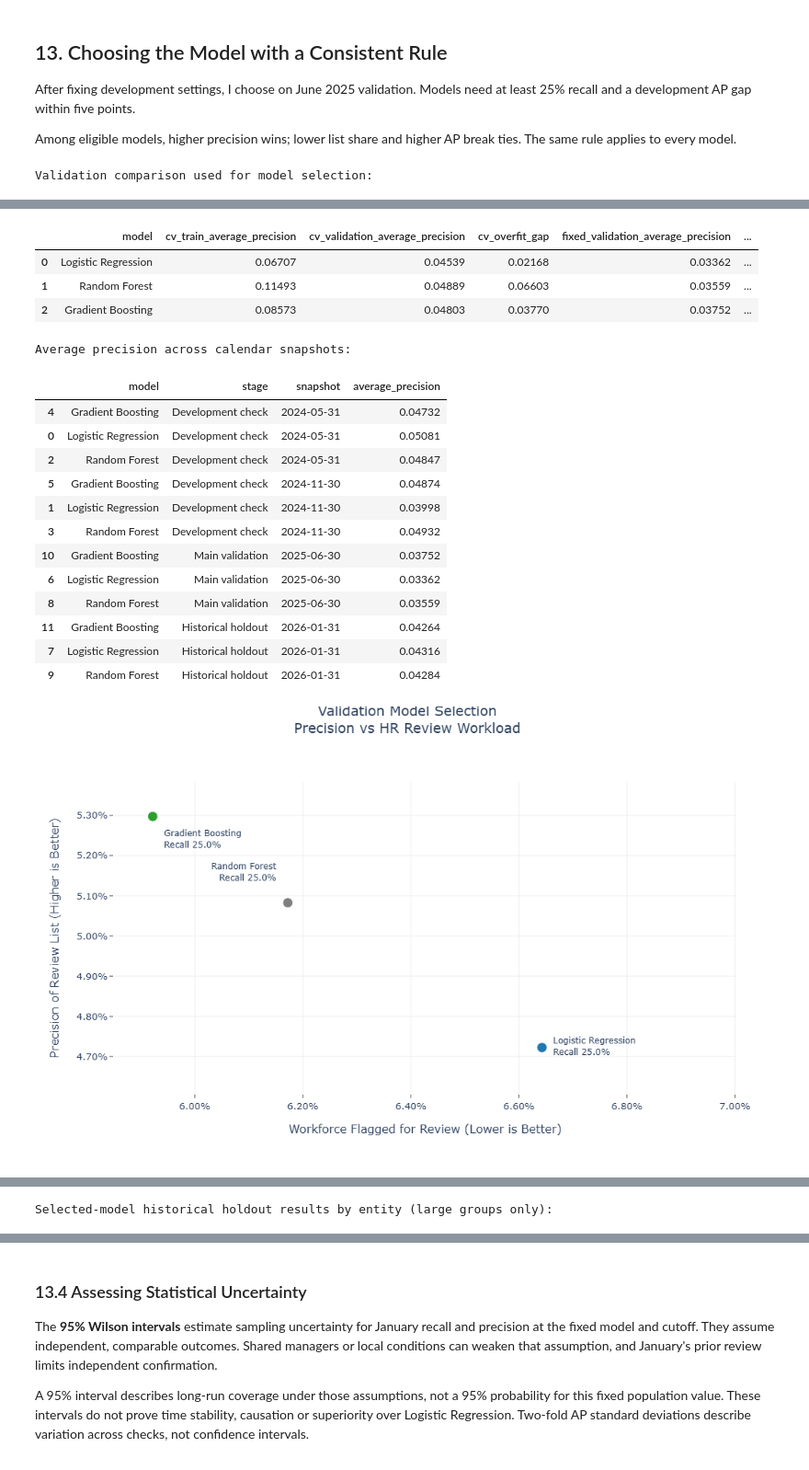
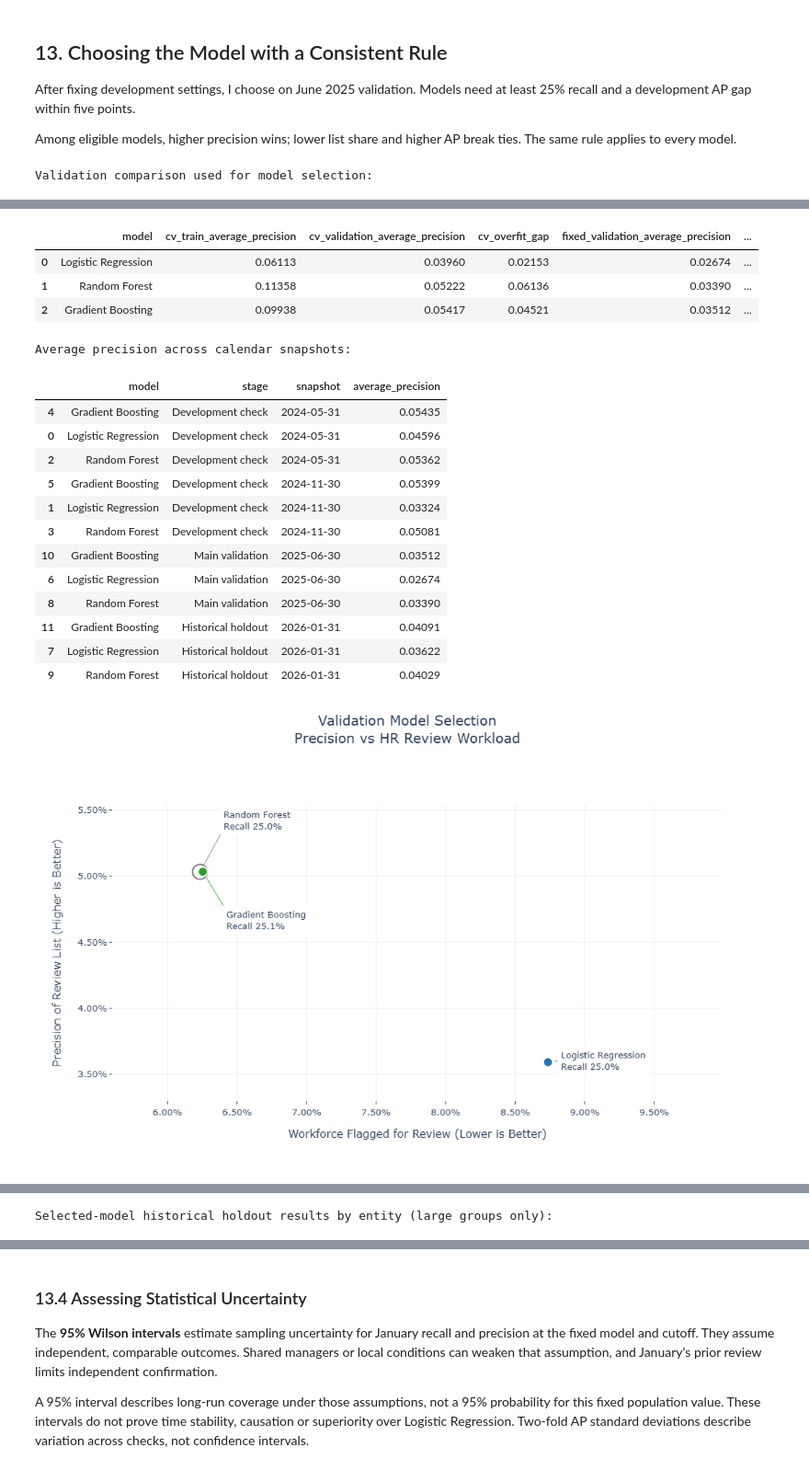
Before and after one commit to leosj168/workforce-attrition-capstone, a Jupyter notebook: Final Report/attrition_model_train_reg.ipynb, the cells around one changed output, grey strips where cells are left out. Shown at 92% size. Saved outputs shown, nothing was run; the diff lists cells and outputs as text; code cells hidden in the pictures.

Commit message:
Update notebook and README narrative to match refreshed model results

```diff
--- a/Final Report/attrition_model_train_reg.ipynb
+++ b/Final Report/attrition_model_train_reg.ipynb
@@ -2380,8 +2372,8 @@ model_colors = {
 }
 model_selection_fig = go.Figure()
 label_positions = {
-    "Gradient Boosting": (14, -14, "left", "top"),
-    "Random Forest": (-14, 26, "right", "bottom"),
+    "Gradient Boosting": (30, -50, "left", "top"),
+    "Random Forest": (30, 55, "left", "bottom"),
     "Logistic Regression": (14, 2, "left", "middle"),
 }
 for _, row in validation_comparison_df.iterrows():
@@ -2390,8 +2382,12 @@ for _, row in validation_comparison_df.iterrows():
         y=[row["precision"]],
         mode="markers",
         name=row["model"],
-        marker=dict(size=14, color=model_colors[row["model"]],
-                    line=dict(color="white", width=1)),
+        marker=dict(
+            size=22 if row["model"] == "Random Forest" else 14,
+            symbol="circle-open" if row["model"] == "Random Forest" else "circle",
+            color=model_colors[row["model"]],
+            line=dict(color=model_colors[row["model"]] if row["model"] == "Random Forest" else "white", width=2),
+        ),
         customdata=[[
             row["model"], row["recall"], row["tp"] + row["fp"],
             row["average_precision"], row["development_overfit_gap"],
@@ -2409,8 +2405,10 @@ for _, row in validation_comparison_df.iterrows():
     model_selection_fig.add_annotation(
         x=row["flagged_rate"], y=row["precision"],
         text=f"{row['model']}<br>Recall {row['recall']:.1%}",
-        showarrow=False, xshift=dx, yshift=dy, xanchor=ha, yanchor=va,
-        align="left" if ha == "left" else "right", font=dict(size=12),
+        showarrow=True, ax=dx, ay=-dy, xanchor=ha, yanchor=va,
+        arrowhead=0, arrowwidth=1, arrowcolor=model_colors[row["model"]],
+        standoff=10, bgcolor="rgba(255,255,255,0.95)", borderpad=4,
+        align="left", font=dict(size=13),
     )
 flagged_span = max(float(validation_comparison_df["flagged_rate"].max()
                          - validation_comparison_df["flagged_rate"].min()), 0.001)
@@ -2418,16 +2416,17 @@ precision_span = max(float(validation_comparison_df["precision"].max()
                            - validation_comparison_df["precision"].min()), 0.001)
 model_selection_fig.update_layout(
     title=dict(text="Validation Model Selection<br>Precision vs HR Review Workload",
-               x=0.5, y=0.98, xanchor="center", yanchor="top", font=dict(size=19)),
+               x=0.5, y=0.97, xanchor="center", yanchor="top",
+               pad=dict(t=8, b=15), font=dict(size=20)),
     template="plotly_white",
     width=1050,
-    height=620,
+    height=680,
     font=dict(size=13),
-    margin=dict(l=110, r=60, t=105, b=95),
+    margin=dict(l=115, r=85, t=145, b=100),
     hovermode="closest",
     xaxis=dict(
         title="Workforce Flagged for Review (Lower is Better)", tickformat=".2%",
-        range=[validation_comparison_df["flagged_rate"].min() - flagged_span * 0.10,
+        range=[validation_comparison_df["flagged_rate"].min() - flagged_span * 0.25,
                validation_comparison_df["flagged_rate"].max() + flagged_span * 0.50],
         gridcolor="#eeeeee", automargin=True,
         title_standoff=20, ticks="outside", ticklen=5,
@@ -2435,7 +2434,7 @@ model_selection_fig.update_layout(
     yaxis=dict(
         title="Precision of Review List (Higher is Better)", tickformat=".2%",
         range=[validation_comparison_df["precision"].min() - precision_span * 0.20,
-               validation_comparison_df["precision"].max() + precision_span * 0.15],
+               validation_comparison_df["precision"].max() + precision_span * 0.35],
         gridcolor="#eeeeee", automargin=True,
         title_standoff=20, ticks="outside", ticklen=5,
     ),
@@ -2519,28 +2518,28 @@ Gradient Boosting classification report on historical holdout:
 
     accuracy                           0.94     90988
    macro avg       0.52      0.59      0.53     90988
 weighted avg       0.98      0.94      0.96     90988
 
 Overfitting diagnostic:
 |  | model | cv_train_average_precision | cv_validation_average_precision | cv_overfit_gap | fixed_validation_average_precision | ... |
-| 0 | Logistic Regression | 0.06707 | 0.04539 | 0.02168 | 0.03362 | ... |
-| 1 | Random Forest | 0.11493 | 0.04889 | 0.06603 | 0.03559 | ... |
-| 2 | Gradient Boosting | 0.08573 | 0.04803 | 0.03770 | 0.03752 | ... |
+| 0 | Logistic Regression | 0.06113 | 0.03960 | 0.02153 | 0.02674 | ... |
+| 1 | Random Forest | 0.11358 | 0.05222 | 0.06136 | 0.03390 | ... |
+| 2 | Gradient Boosting | 0.09938 | 0.05417 | 0.04521 | 0.03512 | ... |
 Average precision across calendar snapshots:
 |  | model | stage | snapshot | average_precision |
-| 4 | Gradient Boosting | Development check | 2024-05-31 | 0.04732 |
-| 0 | Logistic Regression | Development check | 2024-05-31 | 0.05081 |
-| 2 | Random Forest | Development check | 2024-05-31 | 0.04847 |
-| 5 | Gradient Boosting | Development check | 2024-11-30 | 0.04874 |
-| 1 | Logistic Regression | Development check | 2024-11-30 | 0.03998 |
-| 3 | Random Forest | Development check | 2024-11-30 | 0.04932 |
-| 10 | Gradient Boosting | Main validation | 2025-06-30 | 0.03752 |
-| 6 | Logistic Regression | Main validation | 2025-06-30 | 0.03362 |
-| 8 | Random Forest | Main validation | 2025-06-30 | 0.03559 |
-| 11 | Gradient Boosting | Historical holdout | 2026-01-31 | 0.04264 |
-| 7 | Logistic Regression | Historical holdout | 2026-01-31 | 0.04316 |
-| 9 | Random Forest | Historical holdout | 2026-01-31 | 0.04284 |
+| 4 | Gradient Boosting | Development check | 2024-05-31 | 0.05435 |
+| 0 | Logistic Regression | Development check | 2024-05-31 | 0.04596 |
+| 2 | Random Forest | Development check | 2024-05-31 | 0.05362 |
+| 5 | Gradient Boosting | Development check | 2024-11-30 | 0.05399 |
+| 1 | Logistic Regression | Development check | 2024-11-30 | 0.03324 |
+| 3 | Random Forest | Development check | 2024-11-30 | 0.05081 |
+| 10 | Gradient Boosting | Main validation | 2025-06-30 | 0.03512 |
+| 6 | Logistic Regression | Main validation | 2025-06-30 | 0.02674 |
+| 8 | Random Forest | Main validation | 2025-06-30 | 0.03390 |
+| 11 | Gradient Boosting | Historical holdout | 2026-01-31 | 0.04091 |
+| 7 | Logistic Regression | Historical holdout | 2026-01-31 | 0.03622 |
+| 9 | Random Forest | Historical holdout | 2026-01-31 | 0.04029 |
-[figure, old version]
+[figure, new version]
 [figure]
 Selected-model historical holdout results by entity (large groups only):
 |  | entity | records | attrition_cases | base_rate | average_precision | precision | recall | flagged_rate | ... |
```
Also changed, not shown: parts of 48 cells of this notebook, 1 other file.
